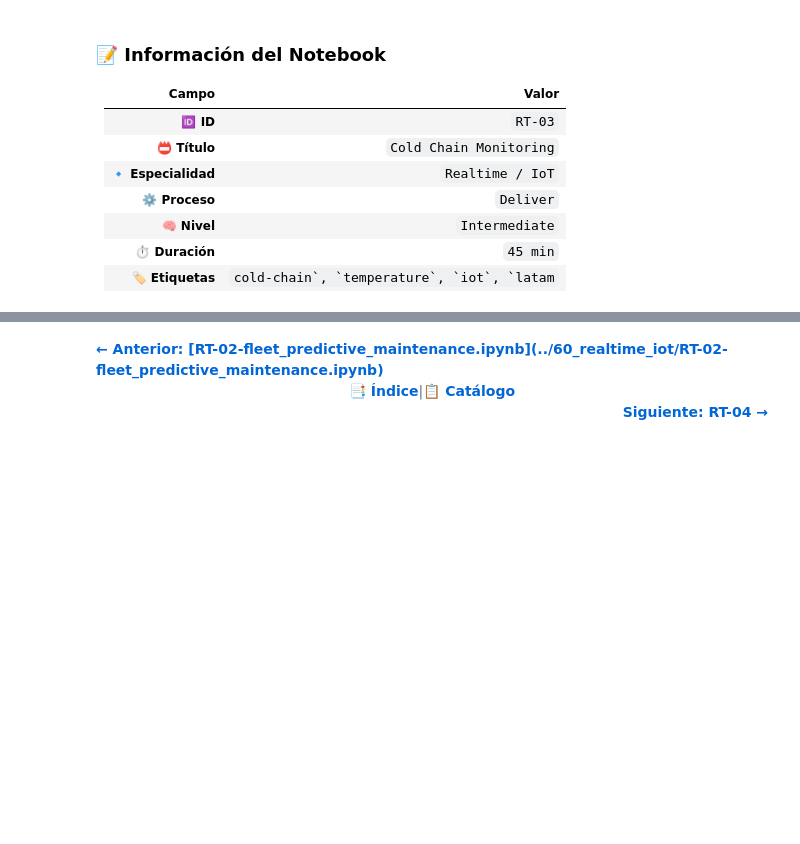
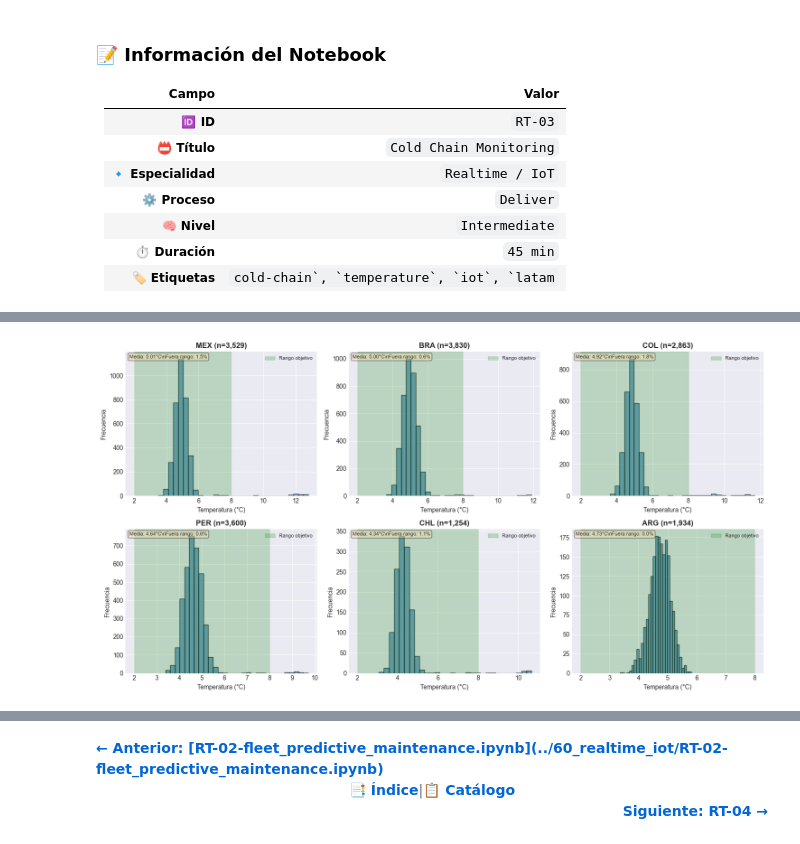
Before and after one commit to lraigosov/supply-chain-data-notebooks, a Jupyter notebook: notebooks/60_realtime_iot/RT-03-cold_chain_monitoring.ipynb, the cells around one changed output, grey strips where cells are left out. Cells and saved outputs as stored; diff of their text form; code cells hidden in the pictures; blank space fills up the shorter version.

```diff
--- a/notebooks/60_realtime_iot/RT-03-cold_chain_monitoring.ipynb
+++ b/notebooks/60_realtime_iot/RT-03-cold_chain_monitoring.ipynb
@@ -62,16 +150,17 @@ print(f'💾 Salida: {data_out}')
 💾 Salida: f:\GitHub\supply-chain-data-notebooks\data\processed\rt03_cold_chain
 # %%
-# Imports y validación rápida de librerías
-import importlib
-for lib in ["pandas","numpy","matplotlib","seaborn","pyarrow"]:
-    m = importlib.import_module(lib)
-    print(f'✅ {lib} versión: {getattr(m, "__version__", "ok")}')
+# 📚 Importar librerías
+import pandas as pd
 import numpy as np
-import pandas as pd
 import matplotlib.pyplot as plt
 import seaborn as sns
 import warnings
 warnings.filterwarnings('ignore')
+
+# Configuración de visualización
+plt.style.use('seaborn-v0_8-darkgrid')
+sns.set_palette("husl")
 pd.set_option('display.max_columns', 100)
-sns.set(style='whitegrid')
+
+print("✅ Librerías cargadas")
 # %% [output]
@@ -147,0 +370,74 @@ temp_df.head()
+# %%
+# 1. Distribución de temperatura por región
+fig, axes = plt.subplots(2, 3, figsize=(15, 8))
+axes = axes.flatten()
+
+for idx, region in enumerate(['MEX','BRA','COL','PER','CHL','ARG']):
+    data_region = temp_df[temp_df['region'] == region]['temp_c']
+    axes[idx].hist(data_region, bins=30, color='steelblue', alpha=0.7, edgecolor='black')
+    axes[idx].axvspan(2, 8, color='green', alpha=0.2, label='Rango objetivo')
+    axes[idx].set_title(f'{region} (n={len(data_region):,})', fontweight='bold')
+    axes[idx].set_xlabel('Temperatura (°C)')
+    axes[idx].set_ylabel('Frecuencia')
+    axes[idx].legend(loc='upper right', fontsize=8)
+
+    # Agregar estadísticas
+    mean_temp = data_region.mean()
+    out_of_range_pct = ((data_region < 2) | (data_region > 8)).sum() / len(data_region) * 100
+    axes[idx].text(0.02, 0.98, f'Media: {mean_temp:.2f}°C\\nFuera rango: {out_of_range_pct:.1f}%',
+                   transform=axes[idx].transAxes, verticalalignment='top',
+                   bbox=dict(boxstyle='round', facecolor='wheat', alpha=0.5), fontsize=8)
+
+plt.tight_layout()
+plt.savefig(data_out / 'eda_temperature_by_region.png', dpi=150)
+plt.show()
+
+# 2. Relación temperatura interna vs ambiente
+sample_trips = temp_df['trip_id'].unique()[:6]  # 6 viajes de muestra
+fig, axes = plt.subplots(2, 3, figsize=(15, 8))
+axes = axes.flatten()
+
+for idx, trip in enumerate(sample_trips):
+    trip_data = temp_df[temp_df['trip_id'] == trip].copy()
+    ax = axes[idx]
+
+    ax2 = ax.twinx()
+    ax.plot(trip_data['timestamp'], trip_data['temp_c'], color='blue', label='Temp interna', linewidth=1)
+    ax2.plot(trip_data['timestamp'], trip_data['ambient_c'], color='orange', label='Temp ambiente', linewidth=1, alpha=0.7)
+
+    ax.axhspan(2, 8, color='green', alpha=0.1)
+    ax.set_xlabel('Tiempo')
+    ax.set_ylabel('Temp interna (°C)', color='blue')
+    ax2.set_ylabel('Temp ambiente (°C)', color='orange')
+    ax.set_title(f'Trip {trip} - {trip_data["route"].iloc[0]} ({trip_data["region"].iloc[0]})', fontweight='bold')
+    ax.tick_params(axis='y', labelcolor='blue')
+    ax2.tick_params(axis='y', labelcolor='orange')
+    ax.tick_params(axis='x', rotation=30)
+
+plt.tight_layout()
+plt.savefig(data_out / 'eda_internal_vs_ambient.png', dpi=150)
+plt.show()
+
+# 3. Boxplot de temperatura por ruta
+plt.figure(figsize=(10, 6))
+routes_order = ['LANE-NORTH', 'LANE-SOUTH', 'LANE-ANDES', 'LANE-COAST']
+sns.boxplot(data=temp_df, x='route', y='temp_c', order=routes_order, palette='Set2')
+plt.axhspan(2, 8, color='green', alpha=0.1, zorder=0)
+plt.title('Distribución de Temperatura por Ruta', fontweight='bold', fontsize=14)
+plt.ylabel('Temperatura (°C)', fontweight='bold')
+plt.xlabel('Ruta', fontweight='bold')
+plt.xticks(rotation=15)
+
+# Agregar estadísticas por ruta
+for i, route in enumerate(routes_order):
+    route_data = temp_df[temp_df['route'] == route]['temp_c']
+    median = route_data.median()
+    plt.text(i, median + 0.3, f'{median:.2f}°C', ha='center', fontsize=9, fontweight='bold')
+
+plt.tight_layout()
+plt.savefig(data_out / 'eda_temperature_by_route.png', dpi=150)
+plt.show()
+
+print("✅ EDA completado - 3 visualizaciones generadas")
+# %% [output]
+[figure, added]
```
Also changed, not shown: parts of 27 cells of this notebook.
